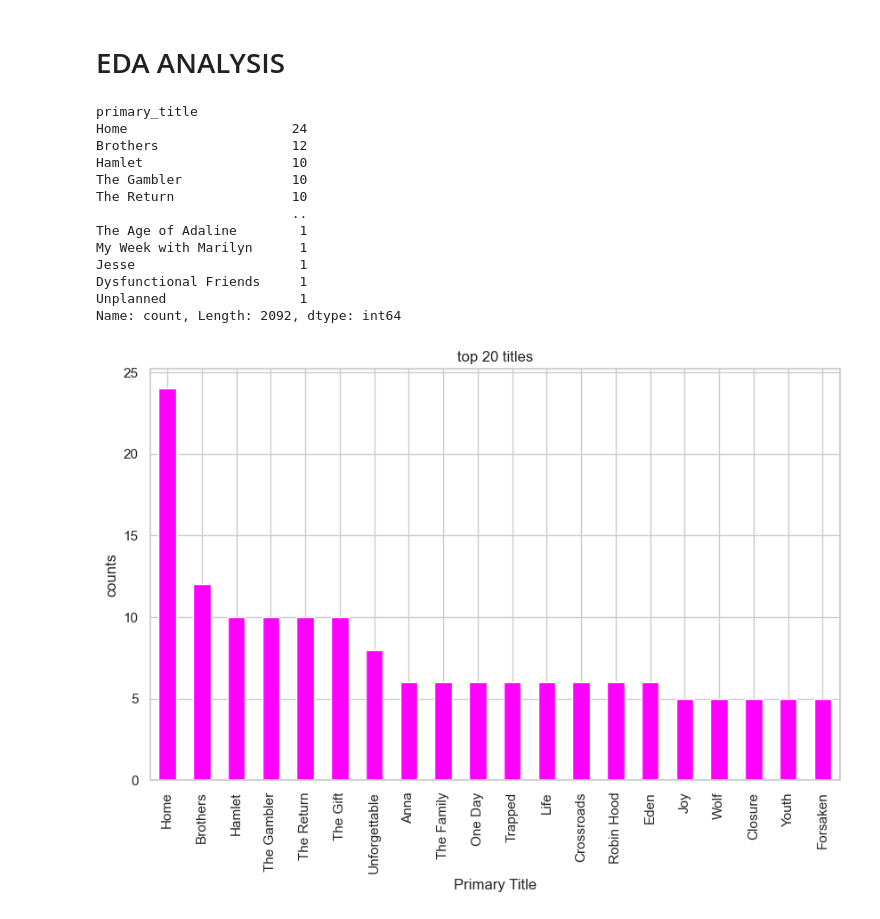
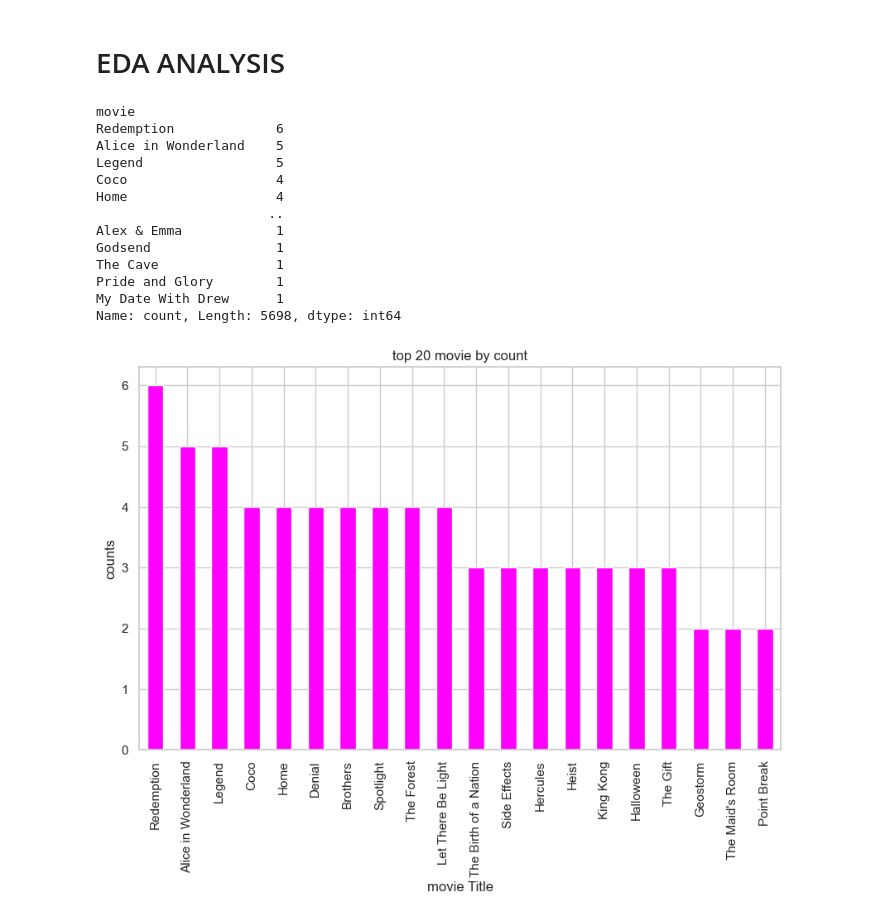
Before and after one commit to lorenaterah/Phase-2-project-G3, a Jupyter notebook: Notebooks/sharonk.ipynb, the cells around one changed output. Drawn from its saved outputs; the diff is of its cells as text; code cells hidden in the pictures.

```diff
--- a/Notebooks/sharonk.ipynb
+++ b/Notebooks/sharonk.ipynb
@@ -305,9 +389,6 @@ df_imdb = pd.read_sql('''SELECT *
 # %%
 df_imdb['title_clean'] = df_imdb['primary_title'].str.lower().str.strip()
-df_imdb['year'] = pd.to_numeric(df_imdb['start_year'], errors='coerce')
-
-# Keep only movies (exclude TV, shorts, etc.)
-#df_movies = df_movies[df_movies['title_type'] == 'movie']
+df_imdb['year'] = pd.to_datetime(df_imdb['start_year'], errors='coerce')
 # %%
 df_imdb.head()
 # %% [output]
@@ -434,0 +486,32 @@ memory usage: 398.6+ KB
+# %%
+# --- Merge 1: budgets + BOM ---
+merged_df1 = pd.merge(
+    budgets,
+    bom[['title_clean', 'year', 'worldwide_gross']],
+    on=['title_clean', 'year'],
+    how='left',
+    suffixes=('', '_bom')
+)
+
+print(f"After merging BOM: {merged_df1.shape}")
+
+# --- Merge 2: + TMDB ---
+merged_df2 = pd.merge(
+    merged_df1,
+    tmdb[['title_clean', 'year', 'genre_ids', 'popularity', 'vote_average', 'vote_count']],
+    on=['title_clean', 'year'],
+    how='left'
+)
+print(f"After merging TMDB: {merged_df2.shape}")
+
+# --- Merge 3: + df_IMDb ---
+merged_DF = pd.merge(
+    merged_df2,
+    df_imdb[['title_clean', 'year', 'genres', 'averagerating', 'numvotes']],
+    on=['title_clean', 'year'],
+    how='left'
+)
+print(f"After merging IMDb: {merged_DF.shape}")
+
+# Preview final dataset
+merged_DF.head()
@@ -435,30 +548,30 @@ memory usage: 398.6+ KB
 # %% [markdown]
 # EDA ANALYSIS
 # %%
-combined_df['primary_title'].value_counts()
+merged_DF['movie'].value_counts()
 # %% [output]
-primary_title
-Home                     24
-Brothers                 12
-Hamlet                   10
-The Gambler              10
-The Return               10
-                         ..
-The Age of Adaline        1
-My Week with Marilyn      1
-Jesse                     1
-Dysfunctional Friends     1
-Unplanned                 1
-Name: count, Length: 2092, dtype: int64
+movie
+Redemption             6
+Alice in Wonderland    5
+Legend                 5
+Coco                   4
+Home                   4
+                      ..
+Alex & Emma            1
+Godsend                1
+The Cave               1
+Pride and Glory        1
+My Date With Drew      1
+Name: count, Length: 5698, dtype: int64
 # %%
 #first 20 titles
-combined_df['primary_title'].value_counts().head(20)
+merged_DF['movie'].value_counts().head(20)
 
 #plotting
-combined_df['primary_title'].value_counts().head(20).plot(kind='bar',color='magenta')
-plt.title('top 20 titles')
-plt.xlabel('Primary Title')
+merged_DF['movie'].value_counts().head(20).plot(kind='bar',color='magenta')
+plt.title('top 20 movie by count')
+plt.xlabel('movie Title')
 plt.ylabel('counts')
 plt.show()
 # %% [output]
-[figure, old version]
+[figure, new version]
```
Also changed, not shown: parts of 32 cells of this notebook.
